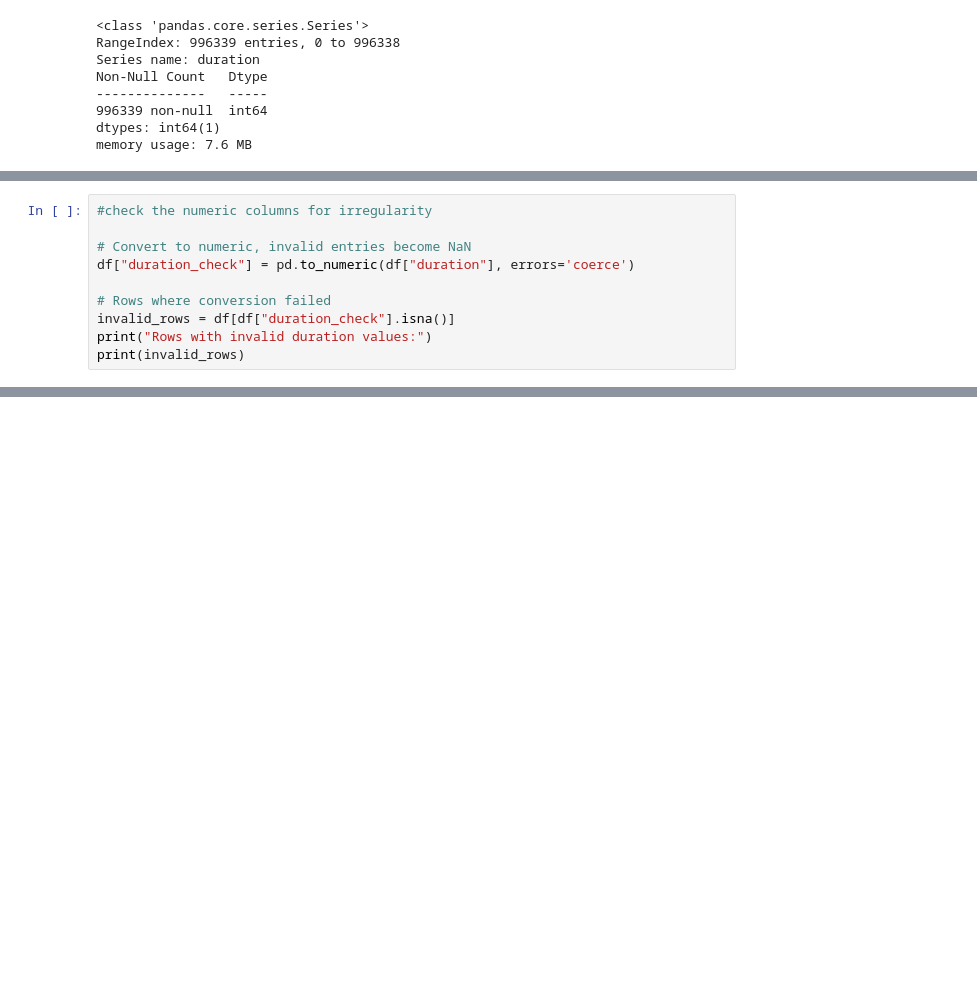
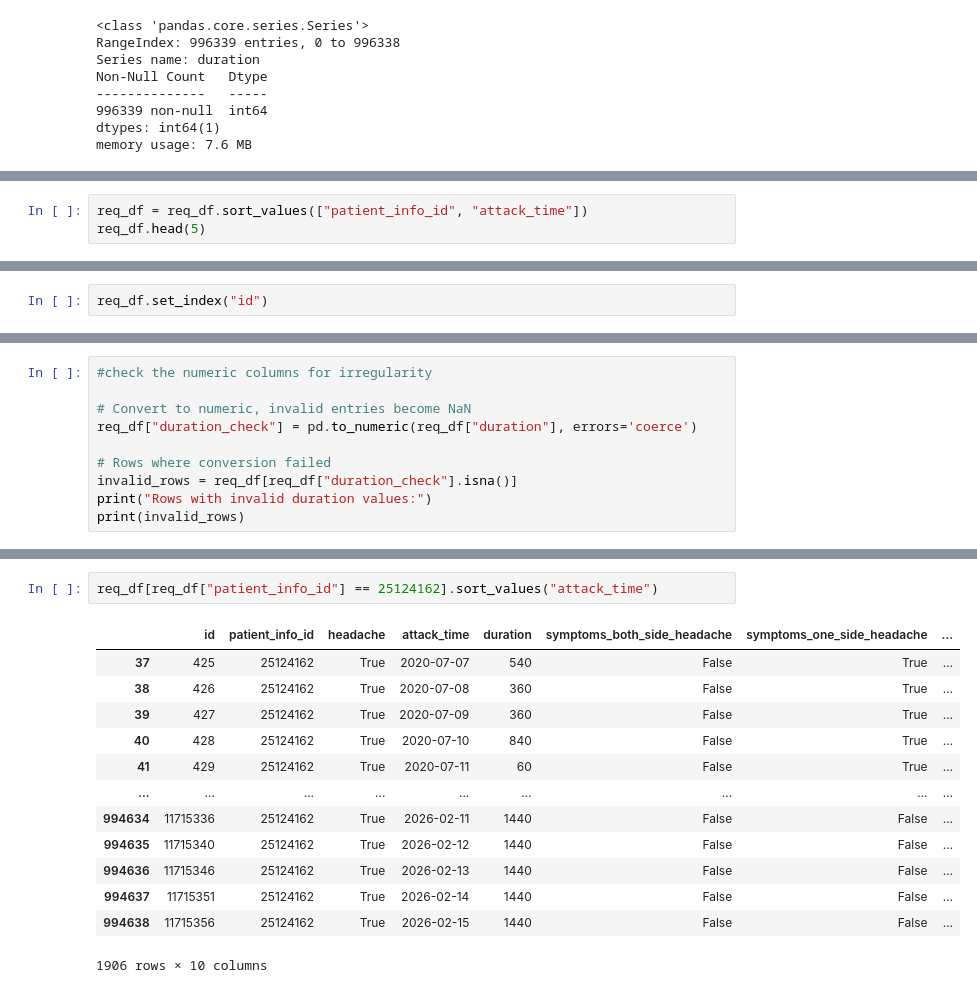
Before and after one commit to kkumar06-tech/Data_Analysis, a Jupyter notebook: Attack_V1.ipynb, the cells around one changed output, grey strips where cells are left out. Drawn from its saved outputs; the diff is of its cells as text; blank space fills up the shorter version.

```diff
--- a/Attack_V1.ipynb
+++ b/Attack_V1.ipynb
@@ -105,0 +196,3 @@ dtype: bool
+# %%
+req_df = req_df.sort_values(["patient_info_id", "attack_time"])
+req_df.head(5)
@@ -105,0 +206,2 @@ dtype: bool
+# %%
+req_df.set_index("id")
@@ -107,10 +224,10 @@ dtype: bool
 #check the numeric columns for irregularity
 
 # Convert to numeric, invalid entries become NaN
-df["duration_check"] = pd.to_numeric(df["duration"], errors='coerce')
+req_df["duration_check"] = pd.to_numeric(req_df["duration"], errors='coerce')
 
 # Rows where conversion failed
-invalid_rows = df[df["duration_check"].isna()]
+invalid_rows = req_df[req_df["duration_check"].isna()]
 print("Rows with invalid duration values:")
 print(invalid_rows)
 # %% [output]
@@ -133,0 +263,16 @@ Index: []
+# %%
+req_df[req_df["patient_info_id"] == 25124162].sort_values("attack_time")
+# %% [output]
+|  | id | patient_info_id | headache | attack_time | duration | symptoms_both_side_headache | symptoms_one_side_headache | ... |
+| 37 | 425 | 25124162 | True | 2020-07-07 | 540 | False | True | ... |
+| 38 | 426 | 25124162 | True | 2020-07-08 | 360 | False | True | ... |
+| 39 | 427 | 25124162 | True | 2020-07-09 | 360 | False | True | ... |
+| 40 | 428 | 25124162 | True | 2020-07-10 | 840 | False | True | ... |
+| 41 | 429 | 25124162 | True | 2020-07-11 | 60 | False | True | ... |
+| ... | ... | ... | ... | ... | ... | ... | ... | ... |
+| 994634 | 11715336 | 25124162 | True | 2026-02-11 | 1440 | False | False | ... |
+| 994635 | 11715340 | 25124162 | True | 2026-02-12 | 1440 | False | False | ... |
+| 994636 | 11715346 | 25124162 | True | 2026-02-13 | 1440 | False | False | ... |
+| 994637 | 11715351 | 25124162 | True | 2026-02-14 | 1440 | False | False | ... |
+| 994638 | 11715356 | 25124162 | True | 2026-02-15 | 1440 | False | False | ... |
+1906 rows × 10 columns
```
Also changed, not shown: parts of 22 cells of this notebook, 4 other files.
